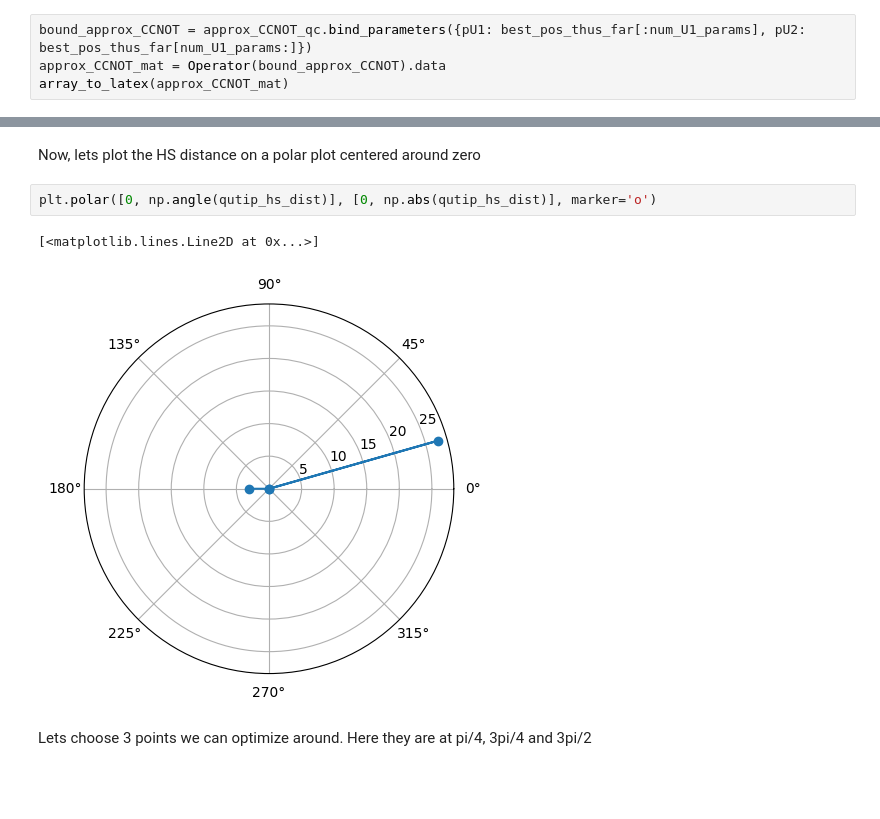
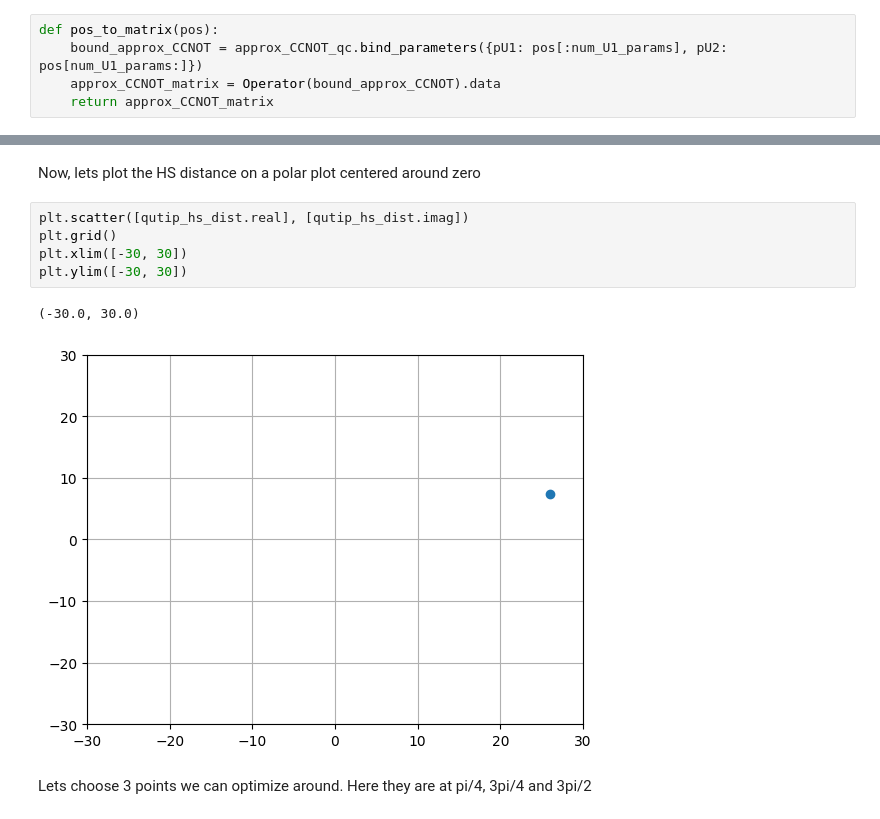
Before and after one commit to the-iron-ryan/CS-239, a Jupyter notebook: ApproxCCNOT/ApproxCCNOT.ipynb, the cells around one changed output, grey strips where cells are left out. Saved outputs shown, nothing was run; the diff lists cells and outputs as text; blank space fills up the shorter version.

```diff
--- a/ApproxCCNOT/ApproxCCNOT.ipynb
+++ b/ApproxCCNOT/ApproxCCNOT.ipynb
@@ -191,6 +197,7 @@ best_pos_thus_far = pos
 # %% [markdown]
 Lets observe what the optimized output matrix is
 # %%
-bound_approx_CCNOT = approx_CCNOT_qc.bind_parameters({pU1: best_pos_thus_far[:num_U1_params], pU2: best_pos_thus_far[num_U1_params:]})
-approx_CCNOT_mat = Operator(bound_approx_CCNOT).data
-array_to_latex(approx_CCNOT_mat)
+def pos_to_matrix(pos):
+    bound_approx_CCNOT = approx_CCNOT_qc.bind_parameters({pU1: pos[:num_U1_params], pU2: pos[num_U1_params:]})
+    approx_CCNOT_matrix = Operator(bound_approx_CCNOT).data
+    return approx_CCNOT_matrix
@@ -218,11 +227,14 @@ print(qutip_hs_dist)
 (25.981858991915477+7.390696236864459j)
 # %% [markdown]
 Now, lets plot the HS distance on a polar plot centered around zero
-# %%
-plt.polar([0, np.angle(qutip_hs_dist)], [0, np.abs(qutip_hs_dist)], marker='o')
-# %% [output]
-[<matplotlib.lines.Line2D at 0x...>]
-[figure, removed]
+# %%
+plt.scatter([qutip_hs_dist.real], [qutip_hs_dist.imag])
+plt.grid()
+plt.xlim([-30, 30])
+plt.ylim([-30, 30])
+# %% [output]
+(-30.0, 30.0)
+[figure, added]
 # %% [markdown]
 Lets choose 3 points we can optimize around. Here they are at pi/4, 3pi/4 and 3pi/2
 # %%
```
Also changed, not shown: parts of 24 cells of this notebook, 1 other file.
